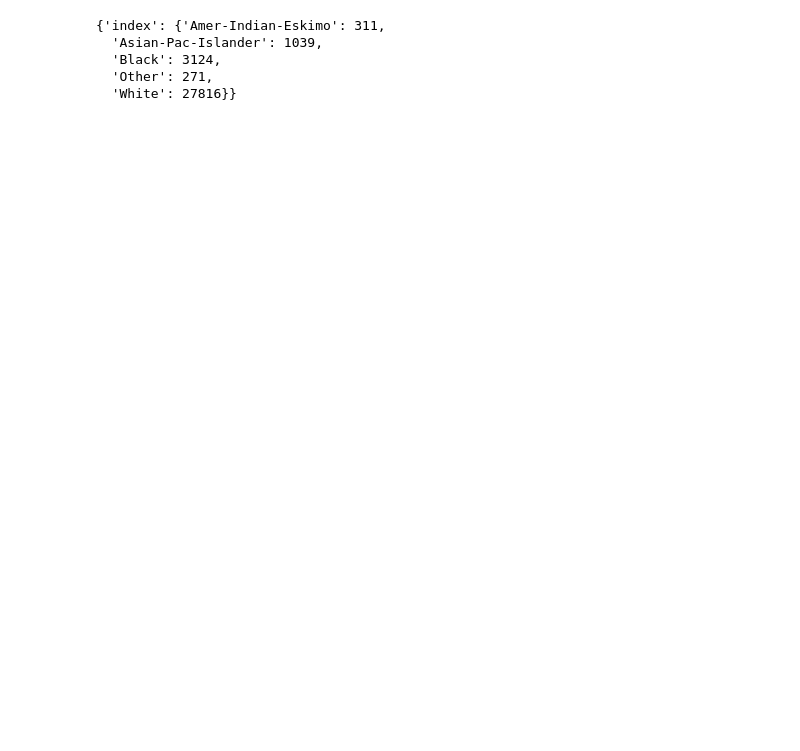
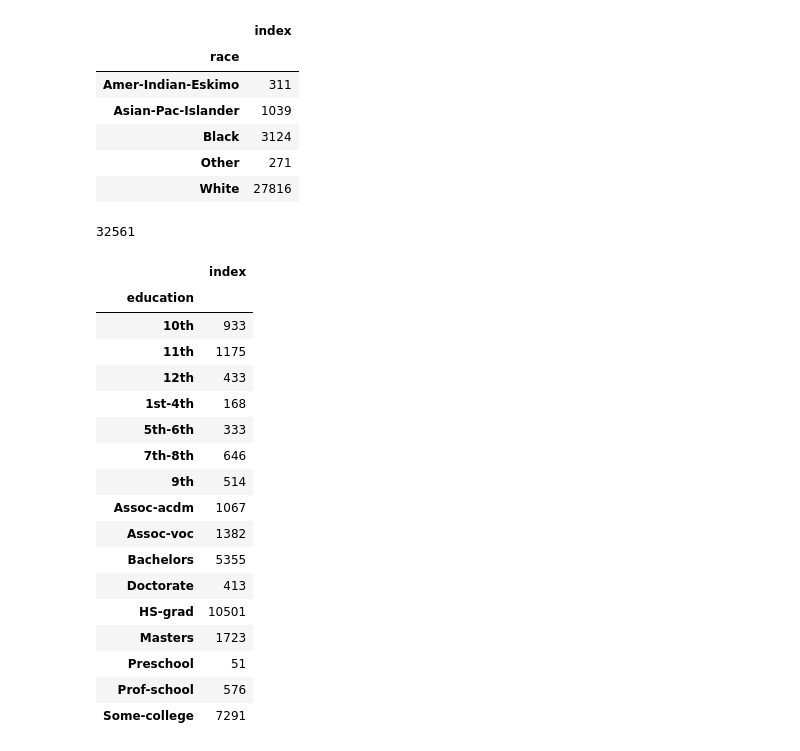
Before and after one commit to Batman2002/boilerplate-demographic-data-analyzer-2, a Jupyter notebook: demographic_data_analyzer.ipynb, the cells around one changed output. Drawn from its saved outputs; the diff is of its cells as text; code cells hidden in the pictures; blank space fills up the shorter version.

```diff
--- a/demographic_data_analyzer.ipynb
+++ b/demographic_data_analyzer.ipynb
@@ -12,15 +12,17 @@ df =pd.read_csv("adult.data.csv")
 df["index"]=1
 df=df.filter(items=["race","index"])
 df=df.groupby("race").sum()
-# df
-df.to_dict()
+df
+# df.to_dict()
 # df.value_counts()
 # df.to_dict()
 # df
 # df[df.duplicated()]
 # %% [output]
-{'index': {'Amer-Indian-Eskimo': 311,
-  'Asian-Pac-Islander': 1039,
-  'Black': 3124,
-  'Other': 271,
-  'White': 27816}}
+|  | index |
+| race |  |
+| Amer-Indian-Eskimo | 311 |
+| Asian-Pac-Islander | 1039 |
+| Black | 3124 |
+| Other | 271 |
+| White | 27816 |
@@ -29,0 +29,31 @@ drive.mount('/content/drive')
+# %%
+df=pd.read_csv("adult.data.csv")
+# size=len((df))
+print(size)
+df["index"]=1
+df=df.filter(items=["education","index"])
+df=df.groupby("education").sum()
+# df
+# df=df.to_dict()
+# df
+# (df["index"]["Bachelors"]/size)*100
+# %% [output]
+32561
+|  | index |
+| education |  |
+| 10th | 933 |
+| 11th | 1175 |
+| 12th | 433 |
+| 1st-4th | 168 |
+| 5th-6th | 333 |
+| 7th-8th | 646 |
+| 9th | 514 |
+| Assoc-acdm | 1067 |
+| Assoc-voc | 1382 |
+| Bachelors | 5355 |
+| Doctorate | 413 |
+| HS-grad | 10501 |
+| Masters | 1723 |
+| Preschool | 51 |
+| Prof-school | 576 |
+| Some-college | 7291 |
```
Also changed, not shown: parts of 3 cells of this notebook.
